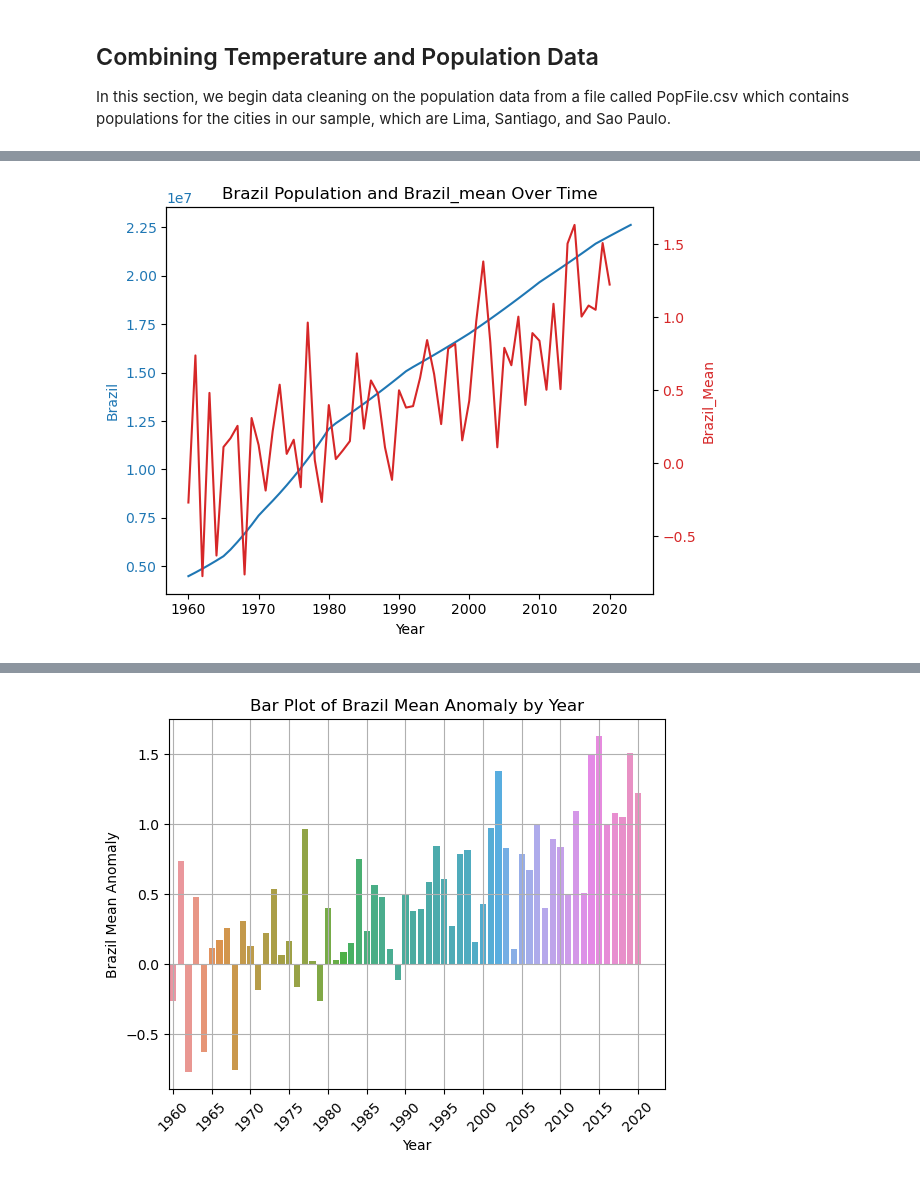
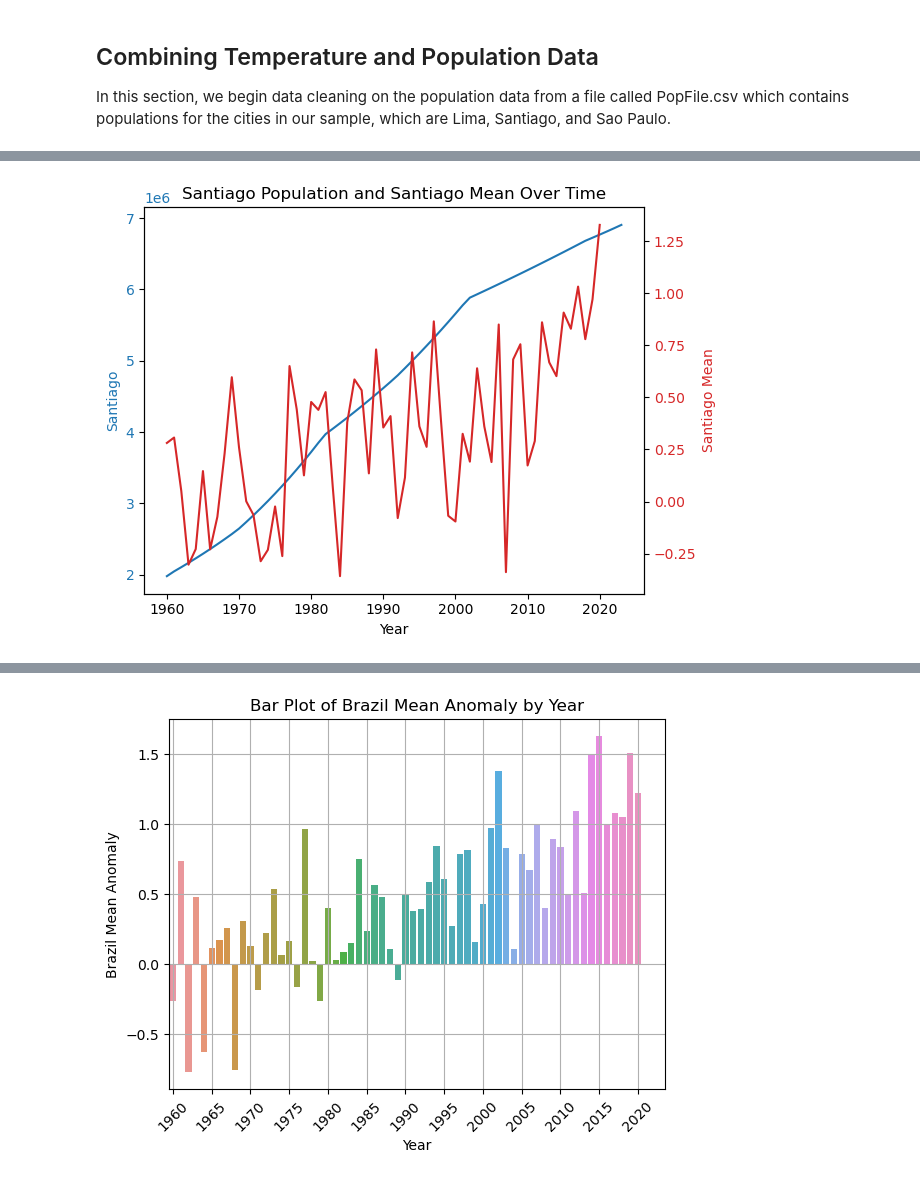
Before and after one commit to gowrath/Climate_EDA-SouthAmerica, a Jupyter notebook: TemperatureAndPopulation.ipynb, the cells around one changed output, grey strips where cells are left out. Drawn from its saved outputs; the diff is of its cells as text; code cells hidden in the pictures.

```diff
--- a/TemperatureAndPopulation.ipynb
+++ b/TemperatureAndPopulation.ipynb
@@ -75,7 +76,7 @@ pop_data_focus.drop(['Country Name', 'Country Code', 'Indicator Name', 'Indicato
 pop_data_focus = pop_data_focus.transpose()
 
 # rename the columns correctly
-pop_data_focus = pop_data_focus.rename(columns={29: 'Brazil', 39: 'Chile', 186:'Peru'})
+pop_data_focus = pop_data_focus.rename(columns={29: 'SaoPaolo', 39: 'Santiago', 186:'Lima'})
 
 # no non-numerics
 pop_data_focus = pop_data_focus[pop_data_focus.index.str.isnumeric()]
@@ -91,7 +92,7 @@ pop_data_focus['date_formatted'] = pd.to_datetime(pop_data_focus['year'], format
 
 
 
-pop_data_focus
+pop_data_focus.tail(100)
 # %% [output]
 A value is trying to be set on a copy of a slice from a DataFrame
 
@@ -198,16 +214,16 @@ santiago_data['date_formatted'] = pd.to_datetime(lima_data['year'], format='%Y')
 
 sp_yearly_mean = saopaulo_data.groupby('year')['monthly_anom'].mean().reset_index()
 pop_data_focus = pd.merge(pop_data_focus, sp_yearly_mean, on='year', how='left')
-pop_data_focus.rename(columns={'monthly_anom': 'Brazil_Mean'}, inplace=True)
+pop_data_focus.rename(columns={'monthly_anom': 'SaoPaolo_Mean'}, inplace=True)
 
 
 st_yearly_mean = santiago_data.groupby('year')['monthly_anom'].mean().reset_index()
 pop_data_focus = pd.merge(pop_data_focus, st_yearly_mean, on='year', how='left')
-pop_data_focus.rename(columns={'monthly_anom': 'Chile_Mean'}, inplace=True)
+pop_data_focus.rename(columns={'monthly_anom': 'Santiago_Mean'}, inplace=True)
 
 lima_yearly_mean = lima_data.groupby('year')['monthly_anom'].mean().reset_index()
 pop_data_focus = pd.merge(pop_data_focus, lima_yearly_mean, on='year', how='left')
-pop_data_focus.rename(columns={'monthly_anom': 'Peru_Mean'}, inplace=True)
+pop_data_focus.rename(columns={'monthly_anom': 'Lima_Mean'}, inplace=True)
 
 
 pop_data_focus.head()
@@ -225,25 +266,25 @@ pop_data_focus.head()
 # %%
 fig, ax1 = plt.subplots()
 
 # plot 'Brazil' on the primary y-axis
 ax1.set_xlabel('Year')
-ax1.set_ylabel('Brazil', color='tab:blue')
-ax1.plot(pop_data_focus['year'], pop_data_focus['Brazil'], color='tab:blue')
+ax1.set_ylabel('Santiago', color='tab:blue')
+ax1.plot(pop_data_focus['year'], pop_data_focus['Santiago'], color='tab:blue')
 ax1.tick_params(axis='y', labelcolor='tab:blue')
 
 # create a second y-axis to plot 'Brazil_mean'
 ax2 = ax1.twinx()
-ax2.set_ylabel('Brazil_Mean', color='tab:red')
-ax2.plot(pop_data_focus['year'], pop_data_focus['Brazil_Mean'], color='tab:red')
+ax2.set_ylabel('Santiago Mean', color='tab:red')
+ax2.plot(pop_data_focus['year'], pop_data_focus['Santiago_Mean'], color='tab:red')
 ax2.tick_params(axis='y', labelcolor='tab:red')
 
 
 
 # add title and showing the plot
-plt.title('Brazil Population and Brazil_mean Over Time')
+plt.title('Santiago Population and Santiago Mean Over Time')
 
 
 fig.tight_layout()  #normalizes the figure
 plt.show()
 # %% [output]
-[figure, old version]
+[figure, new version]
```
Also changed, not shown: parts of 12 cells of this notebook, 15 other files.
